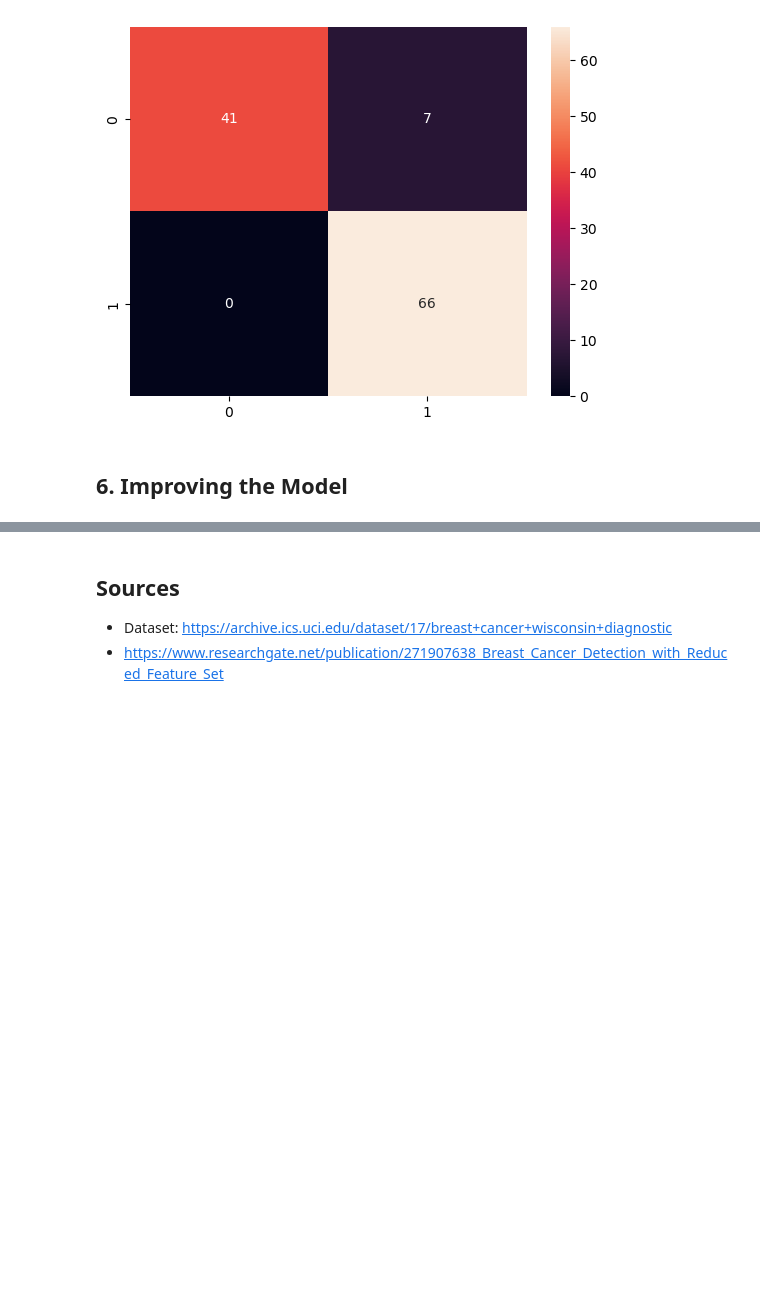
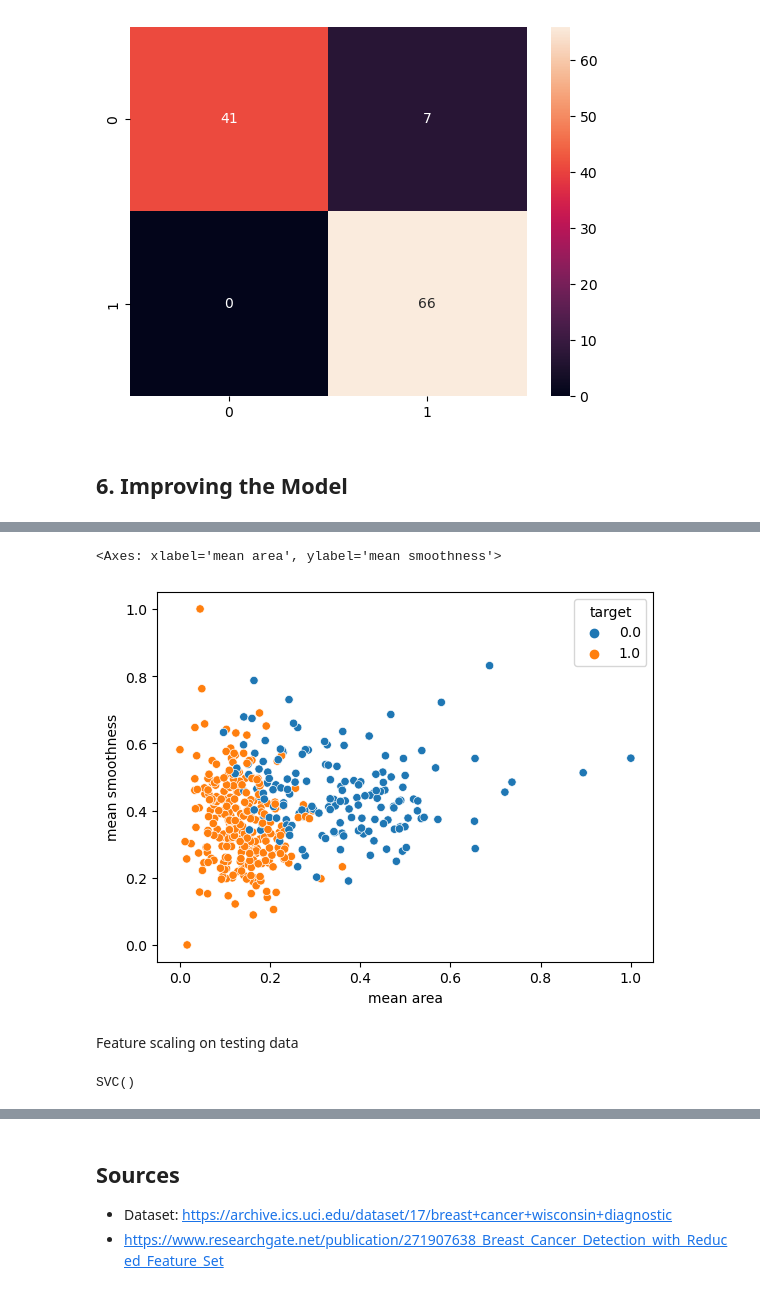
Before and after one commit to caralifarrell/Machine-Learning-Practical-6-Real-World-Applications, a Jupyter notebook: Project 1 - Breast Cancer Classification/Project 1 - Breast Cancer Classification.ipynb, the cells around one changed output, grey strips where cells are left out. Drawn from its saved outputs; the diff is of its cells as text; code cells hidden in the pictures; blank space fills up the shorter version.

```diff
--- a/Project 1 - Breast Cancer Classification/Project 1 - Breast Cancer Classification.ipynb
+++ b/Project 1 - Breast Cancer Classification/Project 1 - Breast Cancer Classification.ipynb
@@ -315,0 +334,6 @@ sns.heatmap(cm, annot = True)
+# %%
+min_train = X_train.min()
+# %%
+range_train = (X_train-min_train).max()
+# %%
+X_train_scaled = (X_train - min_train)/range_train
@@ -315,0 +346,8 @@ sns.heatmap(cm, annot = True)
+# %%
+# Normalized
+sns.scatterplot(x = X_train_scaled["mean area"], y = X_train_scaled["mean smoothness"], hue = y_train)
+# %% [output]
+<Axes: xlabel='mean area', ylabel='mean smoothness'>
+[figure, added]
+# %% [markdown]
+Feature scaling on testing data
@@ -315,0 +358,4 @@ sns.heatmap(cm, annot = True)
+# %%
+svc_model.fit(X_train_scaled, y_train)
+# %% [output]
+SVC()
```
Also changed, not shown: parts of 23 cells of this notebook.
